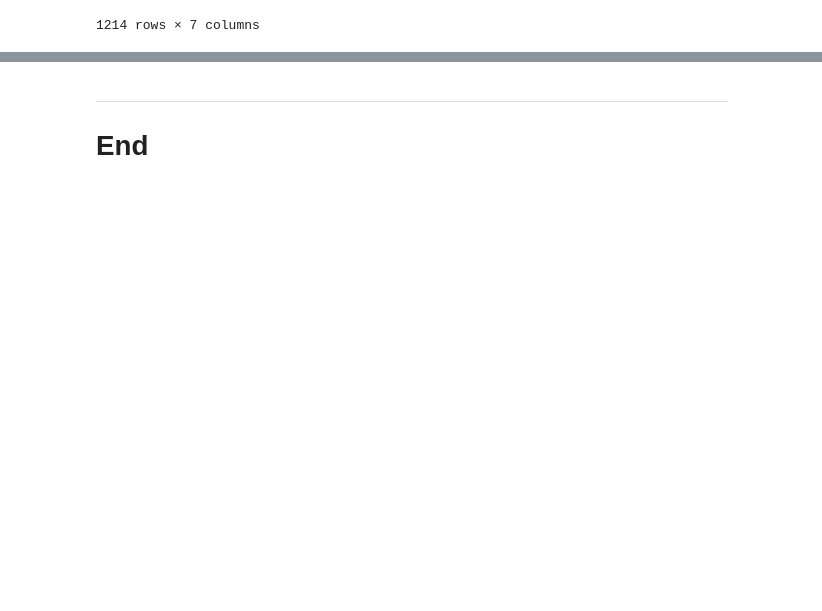
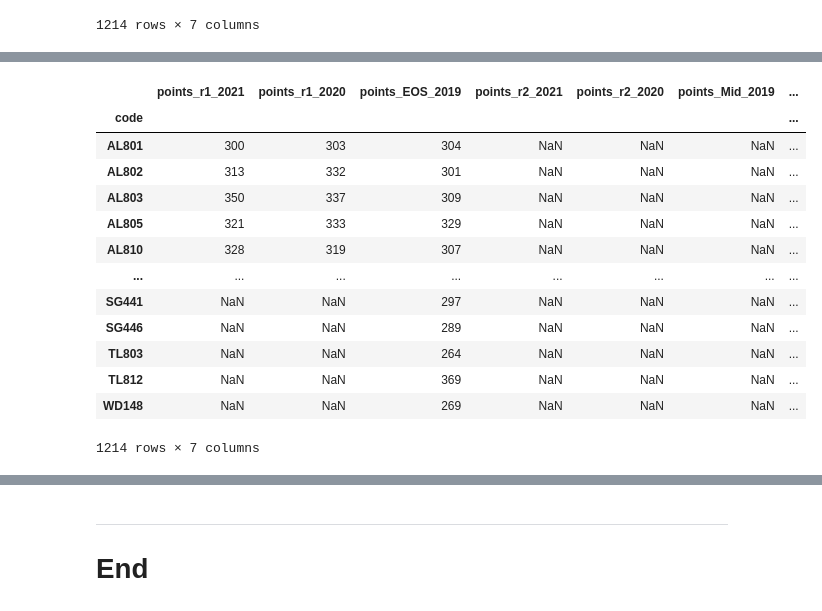
Before and after one commit to ShanePAustin/fundamentals-of-data-analysis, a Jupyter notebook: cao.ipynb, the cells around one changed output, grey strips where cells are left out. Drawn from its saved outputs; the diff is of its cells as text; code cells hidden in the pictures; blank space fills up the shorter version.

```diff
--- a/cao.ipynb
+++ b/cao.ipynb
@@ -722,3 +722,11 @@ allcourses
 | TL812 | Computing with Digital Media | NaN | NaN | 369 | NaN | NaN | ... |
 | WD148 | Tourism Marketing | NaN | NaN | 269 | NaN | NaN | ... |
 1214 rows × 7 columns
+# %%
+allcourses2 = allcourses[['points_r1_2021','points_r1_2020','points_EOS_2019','points_r2_2021','points_r2_2020','points_Mid_2019']].replace('[A-Z.#*+a-z]', '', regex = True)
+
+# df2021['pointsR1'] = df2021['R1'].replace('[A-Z.#*+a-z]', '', regex = True)
+# df2021['pointsR2'] = df2021['R2'].replace('[A-Z.#*+a-z]', '', regex = True)
+# %%
+pd.set_option('display.max_rows',12)
+allcourses2
@@ -724,0 +748,18 @@ allcourses
+# %%
+allcourses2 = allcourses2.join(allcourses[['title']])
+allcourses2
+# %% [output]
+|  | points_r1_2021 | points_r1_2020 | points_EOS_2019 | points_r2_2021 | points_r2_2020 | points_Mid_2019 | ... |
+| code |  |  |  |  |  |  | ... |
+| AL801 | 300 | 303 | 304 | NaN | NaN | NaN | ... |
+| AL802 | 313 | 332 | 301 | NaN | NaN | NaN | ... |
+| AL803 | 350 | 337 | 309 | NaN | NaN | NaN | ... |
+| AL805 | 321 | 333 | 329 | NaN | NaN | NaN | ... |
+| AL810 | 328 | 319 | 307 | NaN | NaN | NaN | ... |
+| ... | ... | ... | ... | ... | ... | ... | ... |
+| SG441 | NaN | NaN | 297 | NaN | NaN | NaN | ... |
+| SG446 | NaN | NaN | 289 | NaN | NaN | NaN | ... |
+| TL803 | NaN | NaN | 264 | NaN | NaN | NaN | ... |
+| TL812 | NaN | NaN | 369 | NaN | NaN | NaN | ... |
+| WD148 | NaN | NaN | 269 | NaN | NaN | NaN | ... |
+1214 rows × 7 columns
```
Also changed, not shown: parts of 5 cells of this notebook, 8 other files.
